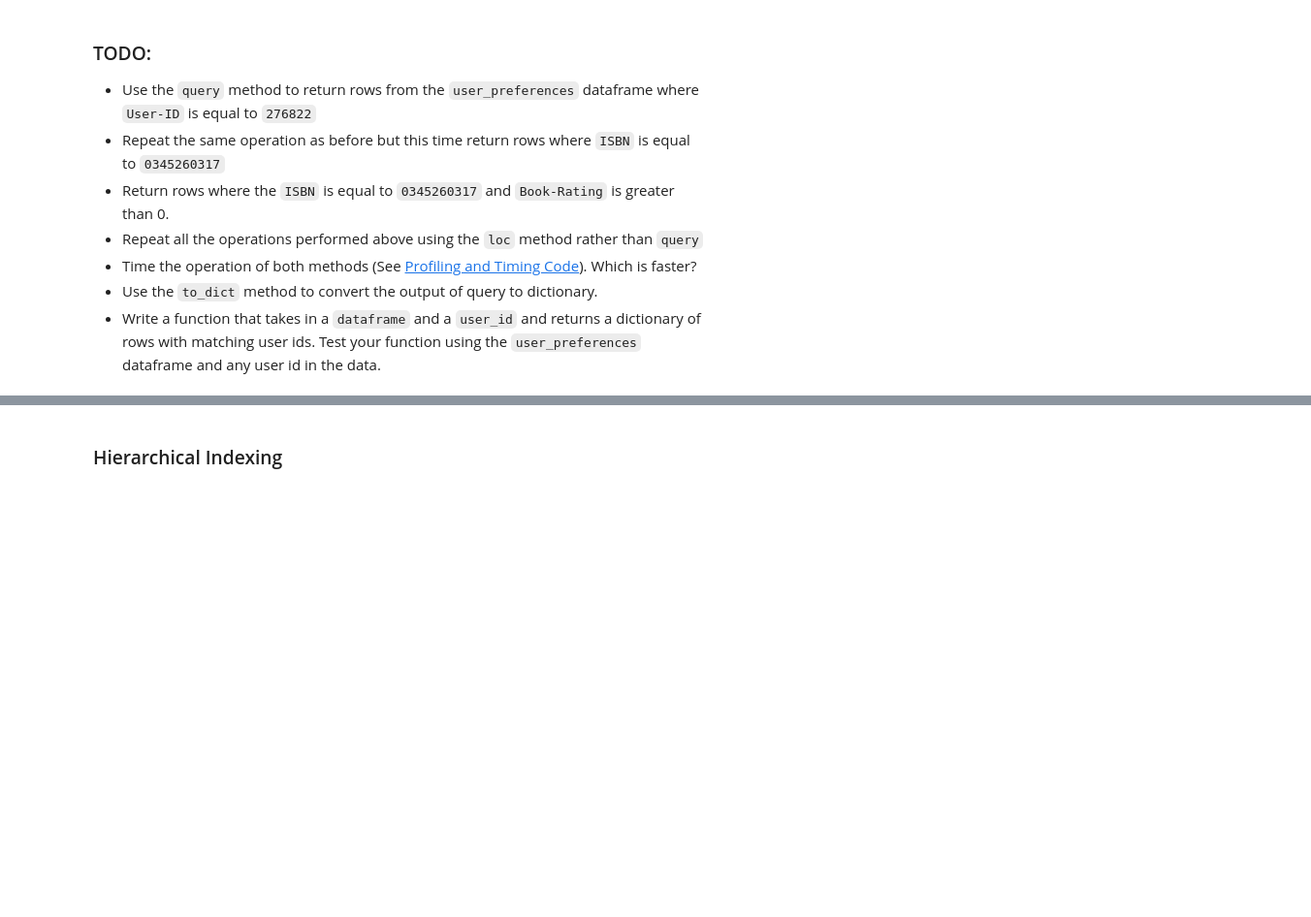
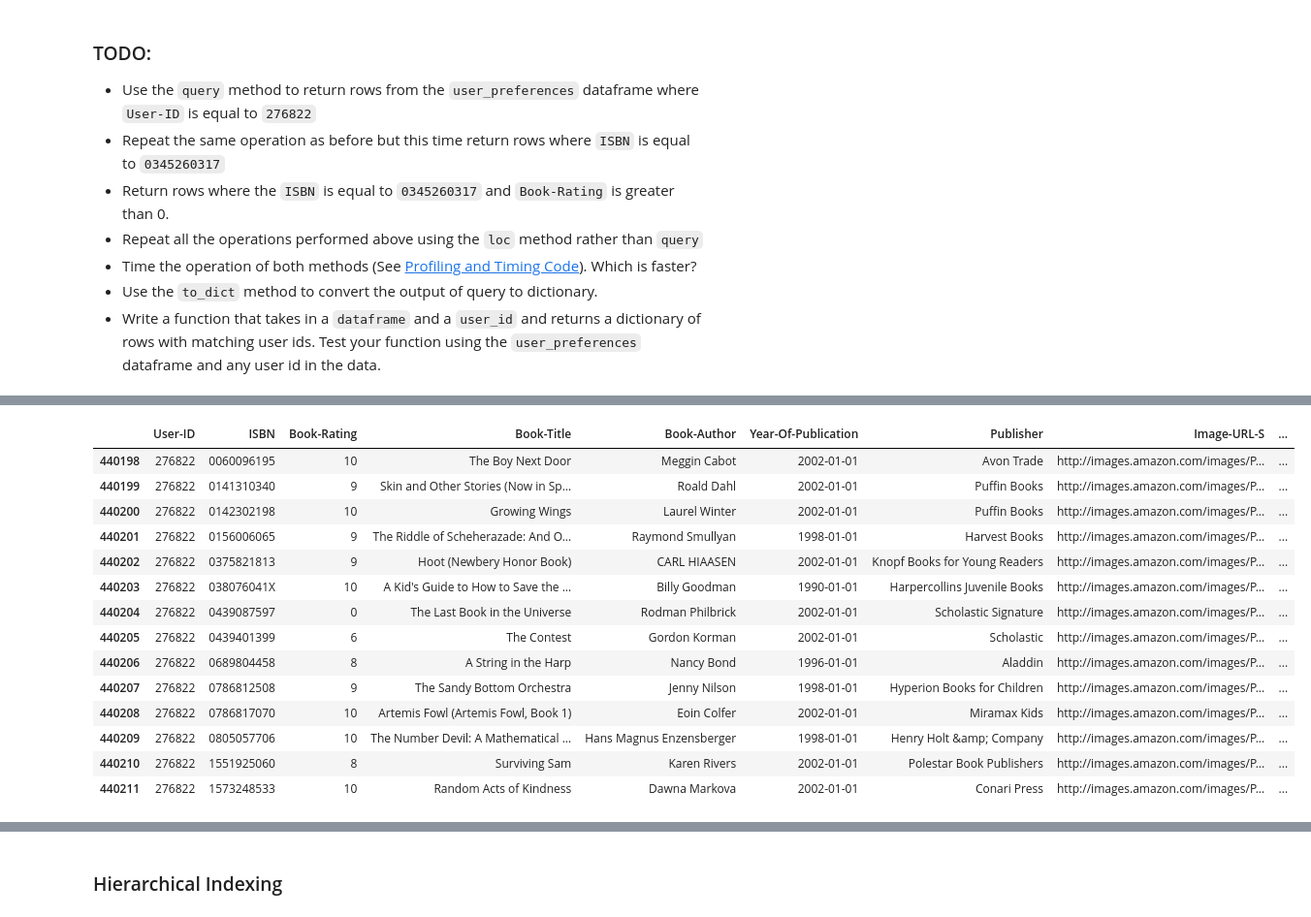
Before and after one commit to Jayozone1/cohort7_practicals, a Jupyter notebook: 3_Introduction_to_Pandas/dara_obademi.ipynb, the cells around one changed output, grey strips where cells are left out. Shown at 97% size. Cells and saved outputs as stored; diff of their text form; code cells hidden in the pictures; blank space fills up the shorter version.

```diff
--- a/3_Introduction_to_Pandas/dara_obademi.ipynb
+++ b/3_Introduction_to_Pandas/dara_obademi.ipynb
@@ -85,0 +579,20 @@ Here's a useful article:
+# %%
+#Repeat all the operations performed above using the `loc` method rather than `query`
+
+user_preferences.loc[user_preferences['User-ID'] == 276822]
+# %% [output]
+|  | User-ID | ISBN | Book-Rating | Book-Title | Book-Author | Year-Of-Publication | Publisher | Image-URL-S | ... |
+| 440198 | 276822 | 0060096195 | 10 | The Boy Next Door | Meggin Cabot | 2002-01-01 | Avon Trade | http://images.amazon.com/images/P... | ... |
+| 440199 | 276822 | 0141310340 | 9 | Skin and Other Stories (Now in Sp... | Roald Dahl | 2002-01-01 | Puffin Books | http://images.amazon.com/images/P... | ... |
+| 440200 | 276822 | 0142302198 | 10 | Growing Wings | Laurel Winter | 2002-01-01 | Puffin Books | http://images.amazon.com/images/P... | ... |
+| 440201 | 276822 | 0156006065 | 9 | The Riddle of Scheherazade: And O... | Raymond Smullyan | 1998-01-01 | Harvest Books | http://images.amazon.com/images/P... | ... |
+| 440202 | 276822 | 0375821813 | 9 | Hoot (Newbery Honor Book) | CARL HIAASEN | 2002-01-01 | Knopf Books for Young Readers | http://images.amazon.com/images/P... | ... |
+| 440203 | 276822 | 038076041X | 10 | A Kid's Guide to How to Save the ... | Billy Goodman | 1990-01-01 | Harpercollins Juvenile Books | http://images.amazon.com/images/P... | ... |
+| 440204 | 276822 | 0439087597 | 0 | The Last Book in the Universe | Rodman Philbrick | 2002-01-01 | Scholastic Signature | http://images.amazon.com/images/P... | ... |
+| 440205 | 276822 | 0439401399 | 6 | The Contest | Gordon Korman | 2002-01-01 | Scholastic | http://images.amazon.com/images/P... | ... |
+| 440206 | 276822 | 0689804458 | 8 | A String in the Harp | Nancy Bond | 1996-01-01 | Aladdin | http://images.amazon.com/images/P... | ... |
+| 440207 | 276822 | 0786812508 | 9 | The Sandy Bottom Orchestra | Jenny Nilson | 1998-01-01 | Hyperion Books for Children | http://images.amazon.com/images/P... | ... |
+| 440208 | 276822 | 0786817070 | 10 | Artemis Fowl (Artemis Fowl, Book 1) | Eoin Colfer | 2002-01-01 | Miramax Kids | http://images.amazon.com/images/P... | ... |
+| 440209 | 276822 | 0805057706 | 10 | The Number Devil: A Mathematical ... | Hans Magnus Enzensberger | 1998-01-01 | Henry Holt &amp; Company | http://images.amazon.com/images/P... | ... |
+| 440210 | 276822 | 1551925060 | 8 | Surviving Sam | Karen Rivers | 2002-01-01 | Polestar Book Publishers | http://images.amazon.com/images/P... | ... |
+| 440211 | 276822 | 1573248533 | 10 | Random Acts of Kindness | Dawna Markova | 2002-01-01 | Conari Press | http://images.amazon.com/images/P... | ... |
```
Also changed, not shown: parts of 56 cells of this notebook, 1 other file.
